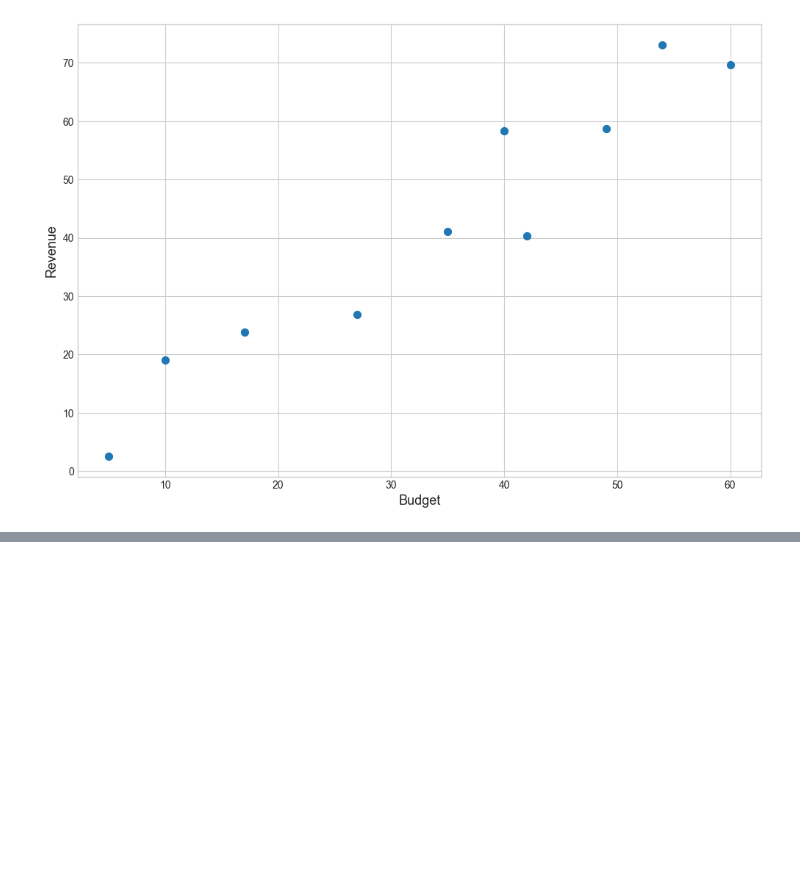
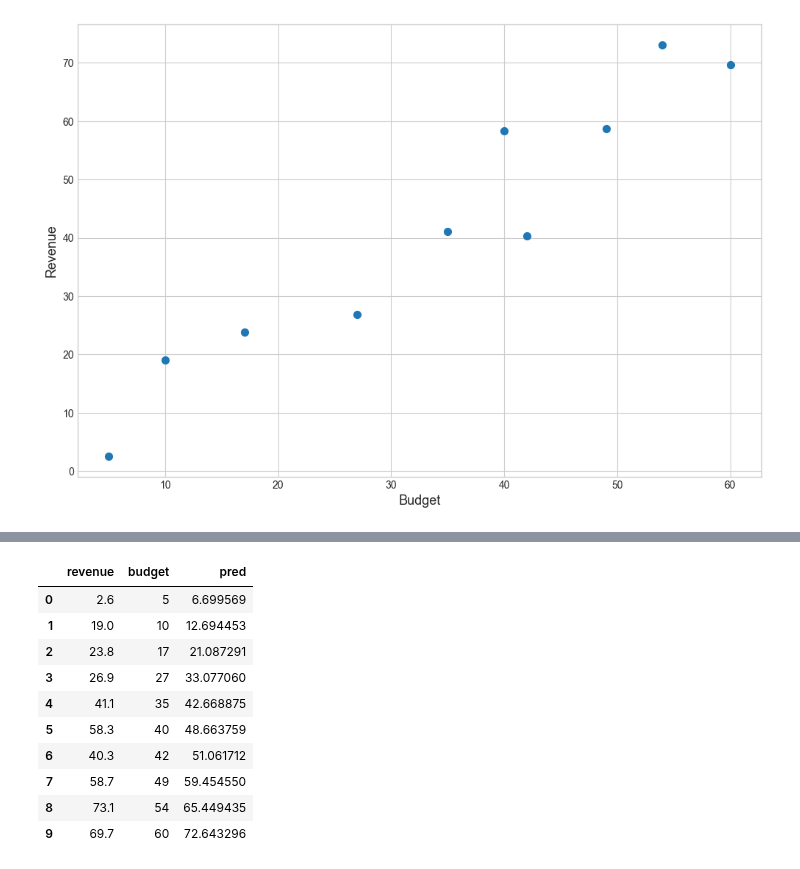
Before and after one commit to mario812/algo-trading-env, a Jupyter notebook: 3.4.2-linear_reg_intro.ipynb, the cells around one changed output, grey strips where cells are left out. Saved outputs shown, nothing was run; the diff lists cells and outputs as text; code cells hidden in the pictures; blank space fills up the shorter version.

```diff
--- a/3.4.2-linear_reg_intro.ipynb
+++ b/3.4.2-linear_reg_intro.ipynb
@@ -37,2 +43,6 @@ plt.show()
 # %%
 from sklearn.linear_model import LinearRegression
+# %%
+lm = LinearRegression(fit_intercept=True)
+# %%
+lm.fit(X = df.budget.to_frame(), y = df.revenue) # ajuste del modelo (regresión lineal)
@@ -38,0 +69,15 @@ from sklearn.linear_model import LinearRegression
+# %%
+df["pred"] = lm.predict(df.budget.to_frame())
+df
+# %% [output]
+|  | revenue | budget | pred |
+| 0 | 2.6 | 5 | 6.699569 |
+| 1 | 19.0 | 10 | 12.694453 |
+| 2 | 23.8 | 17 | 21.087291 |
+| 3 | 26.9 | 27 | 33.077060 |
+| 4 | 41.1 | 35 | 42.668875 |
+| 5 | 58.3 | 40 | 48.663759 |
+| 6 | 40.3 | 42 | 51.061712 |
+| 7 | 58.7 | 49 | 59.454550 |
+| 8 | 73.1 | 54 | 65.449435 |
+| 9 | 69.7 | 60 | 72.643296 |
```
Also changed, not shown: parts of 9 cells of this notebook.
